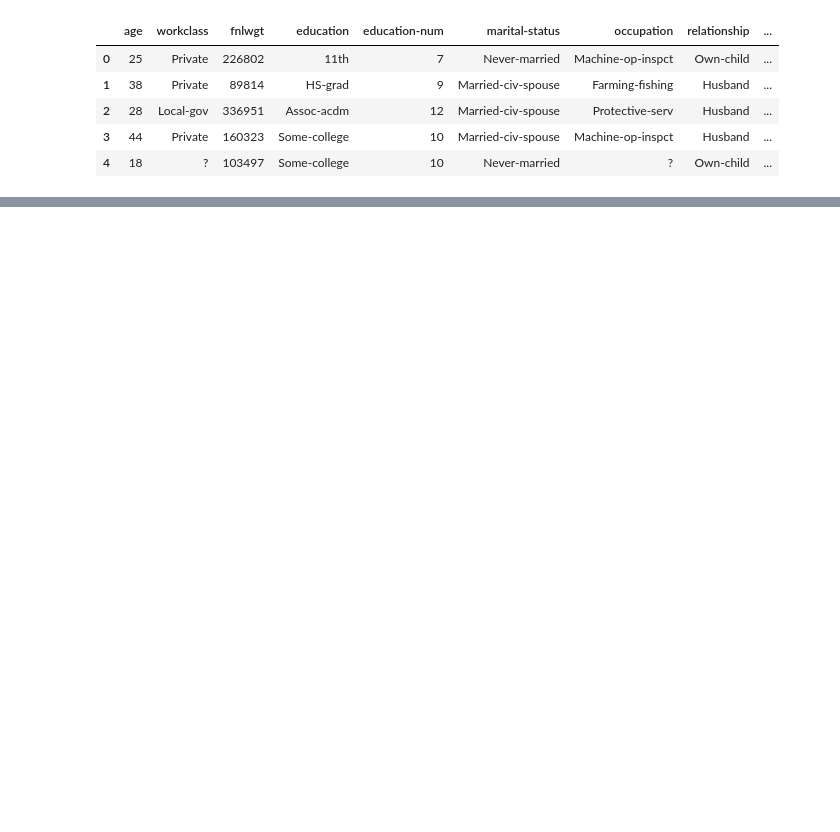
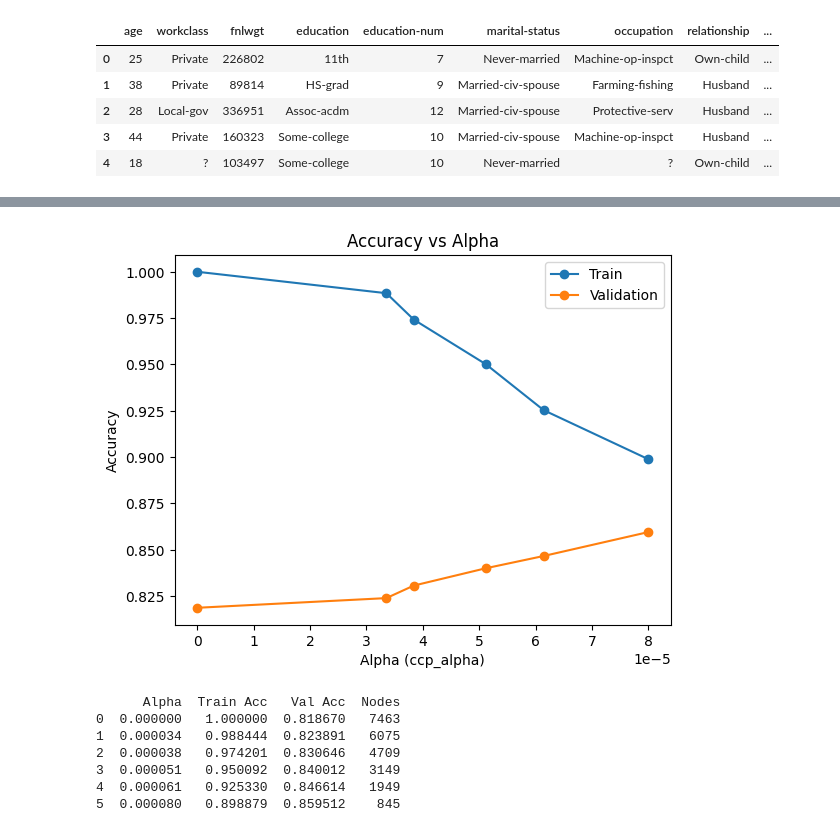
Before and after one commit to abby-stevenson/GradeOptimiser, a Jupyter notebook: homework4/ml_hw4.ipynb, the cells around one changed output, grey strips where cells are left out. Saved outputs shown, nothing was run; the diff lists cells and outputs as text; code cells hidden in the pictures; blank space fills up the shorter version.

```diff
--- a/homework4/ml_hw4.ipynb
+++ b/homework4/ml_hw4.ipynb
@@ -30,0 +213,43 @@ test.head(5)
+# %%
+path = DecisionTreeClassifier(random_state=42).cost_complexity_pruning_path(X_tr, y_tr)
+alphas = path.ccp_alphas
+alphas = alphas[::max(1, len(alphas) // 6)]
+
+train_accs = []
+val_accs = []
+nodes = []
+
+for a in alphas:
+    clf = DecisionTreeClassifier(ccp_alpha=a, random_state=42)
+    tr_acc, val_acc, n = get_results(clf, X_tr, y_tr, X_val, y_val)
+
+    train_accs.append(tr_acc)
+    val_accs.append(val_acc)
+    nodes.append(n)
+
+plt.plot(alphas, train_accs, marker='o', label="Train")
+plt.plot(alphas, val_accs, marker='o', label="Validation")
+
+plt.xlabel("Alpha (ccp_alpha)")
+plt.ylabel("Accuracy")
+plt.title("Accuracy vs Alpha")
+plt.legend()
+plt.show()
+
+df_depth = pd.DataFrame({
+    "Alpha": alphas,
+    "Train Acc": train_accs,
+    "Val Acc": val_accs,
+    "Nodes": nodes
+})
+
+print(df_depth.round(10))
+# %% [output]
+[figure, added]
+      Alpha  Train Acc   Val Acc  Nodes
+0  0.000000   1.000000  0.818670   7463
+1  0.000034   0.988444  0.823891   6075
+2  0.000038   0.974201  0.830646   4709
+3  0.000051   0.950092  0.840012   3149
+4  0.000061   0.925330  0.846614   1949
+5  0.000080   0.898879  0.859512    845
```
Also changed, not shown: parts of 13 cells of this notebook.
